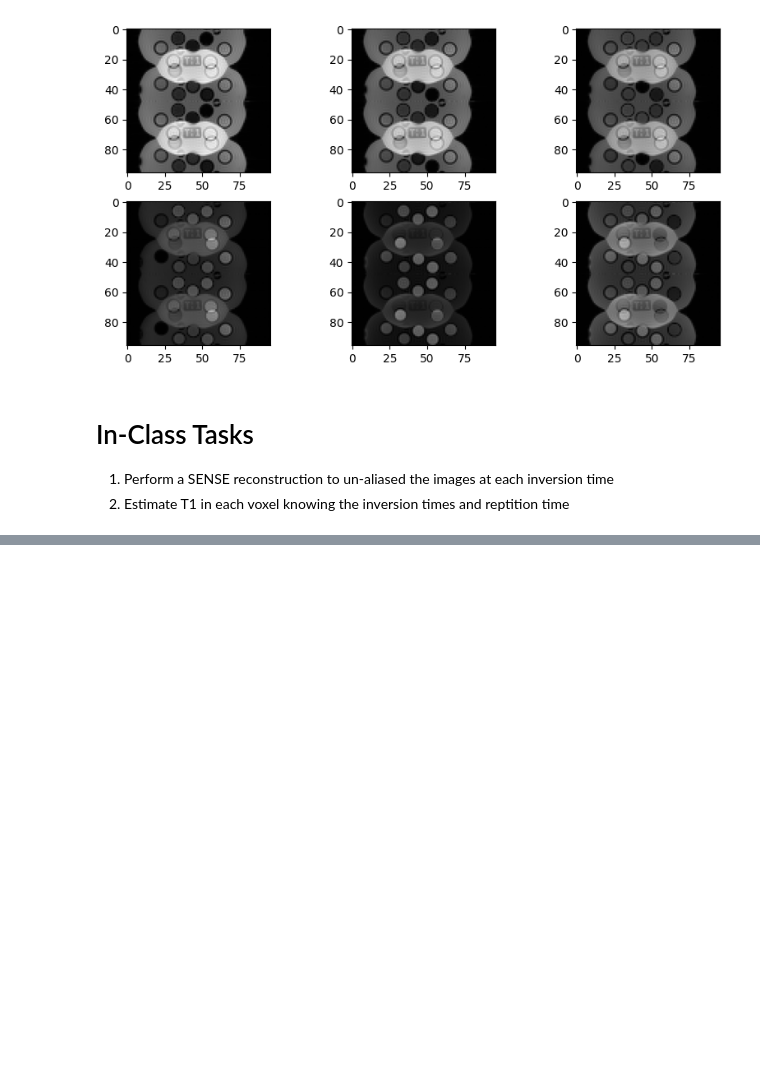
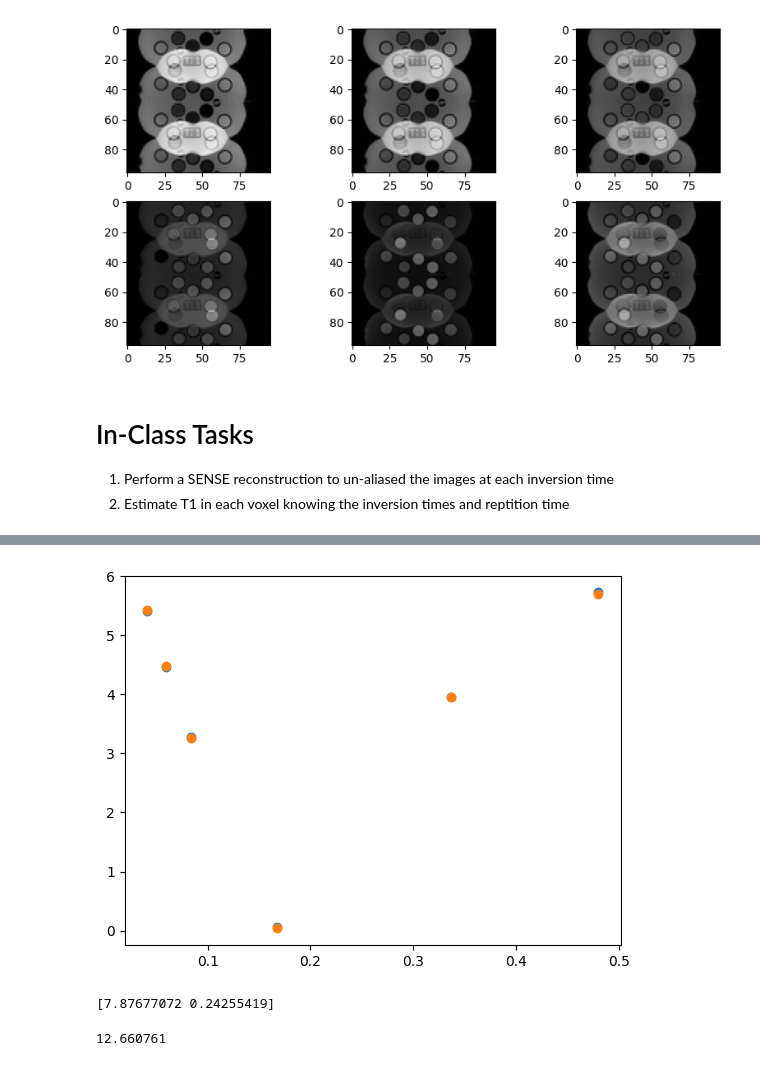
Before and after one commit to nmickevicius/MCW_BIOP_03-238_MRI, a Jupyter notebook: 21_reconstruct_inversion_recovery/reconstruct.ipynb, the cells around one changed output, grey strips where cells are left out. Cells and saved outputs as stored; diff of their text form; code cells hidden in the pictures; blank space fills up the shorter version.

```diff
--- a/21_reconstruct_inversion_recovery/reconstruct.ipynb
+++ b/21_reconstruct_inversion_recovery/reconstruct.ipynb
@@ -90,0 +111,30 @@ for t in range(6):
+# %%
+pixel = np.abs(recon[36,22,:])
+alpha = np.pi/2
+model = lambda x: np.abs(x[0]*np.sin(alpha)*(1-2*np.exp(-TI/x[1])+np.exp(-TR/x[1]))/(1+np.exp(-TR/x[1])*np.cos(alpha)))
+
+def cost_function(x):
+  JACKIE = model(x)
+  return np.sum((JACKIE-pixel)**2)
+
+T1_init = TI[np.argmin(pixel)] / np.log(2)
+x0 = np.array([1.25 * np.max(np.abs(pixel)), T1_init])
+
+# BARB = Bounds(lb=[0.05,0.05],ub=[20,2.0])
+BARB = [(0.5, 20.0), (0.05, 3.0)]
+
+
+result = minimize(cost_function, x0, bounds=BARB, method='trust-constr')
+x = result.x
+plt.figure()
+plt.scatter(TI,pixel)
+plt.scatter(TI,model(x))
+plt.show()
+print(x)
+# %% [output]
+[figure, added]
+[7.87677072 0.24255419]
+# %%
+print(np.max(np.abs(recon)))
+# %% [output]
+12.660761
```
Also changed, not shown: parts of 5 cells of this notebook, 1 other file.
